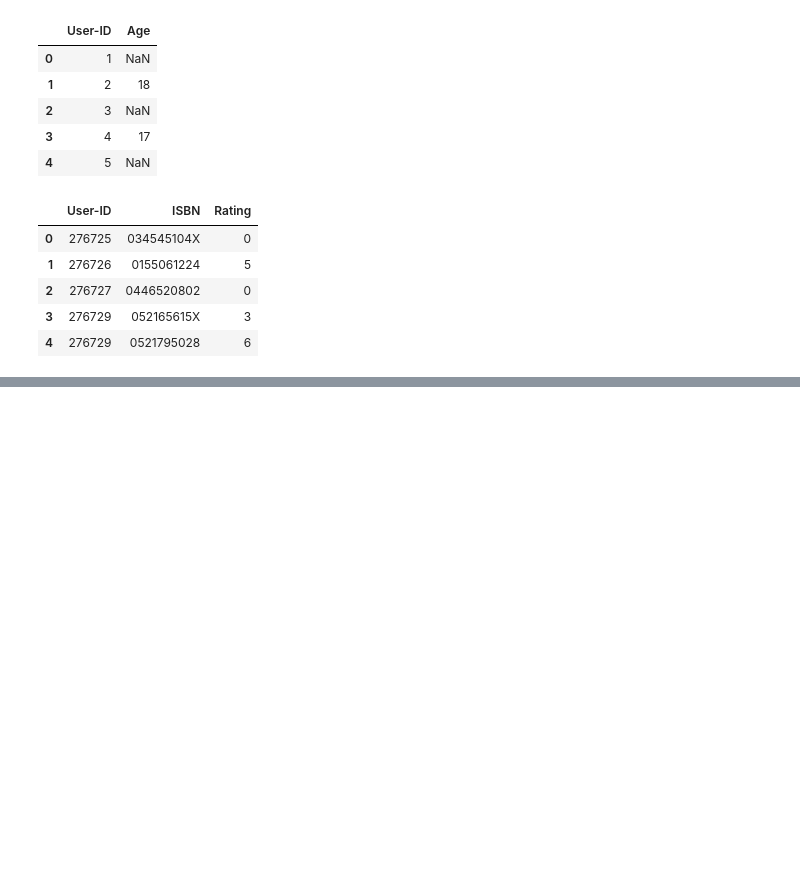
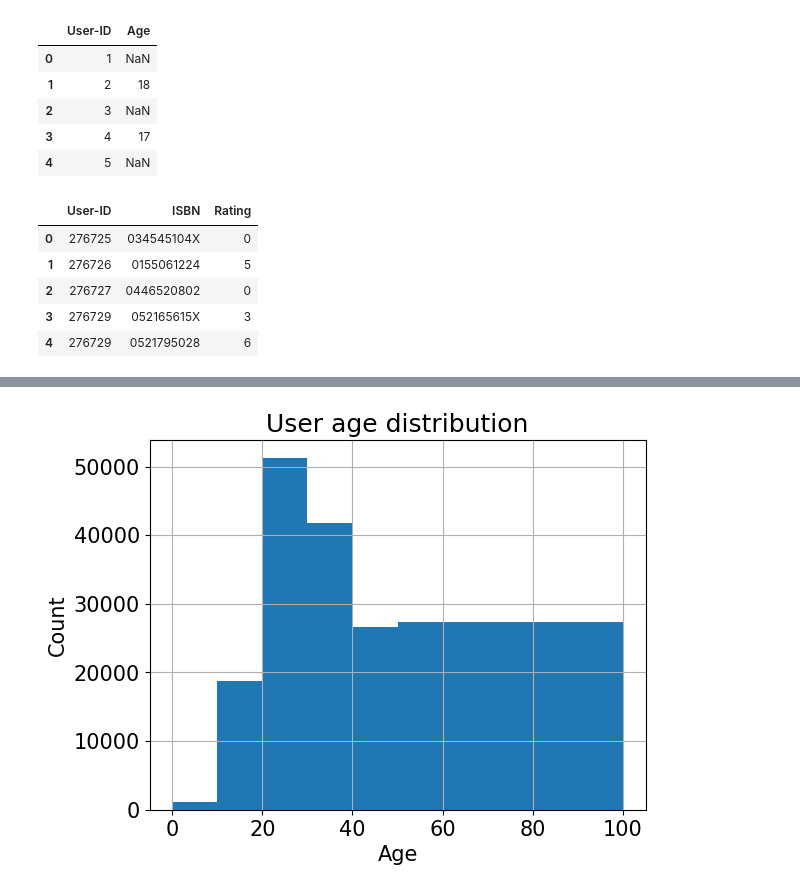
Before and after one commit to Adroit10/Book_recommendation, a Jupyter notebook: Book_recommender.ipynb, the cells around one changed output, grey strips where cells are left out. Saved outputs shown, nothing was run; the diff lists cells and outputs as text; code cells hidden in the pictures; blank space fills up the shorter version.

```diff
--- a/Book_recommender.ipynb
+++ b/Book_recommender.ipynb
@@ -35,0 +70,13 @@ ratings.head()
+# %%
+users['Age'] = pd.to_numeric(users['Age'], errors='coerce')
+users = users.dropna(subset=['Age'])
+users['Age'] = users['Age'].astype(int)
+# %%
+users.Age.hist(bins=[0,10,20,30,40,50,100])
+plt.title("User age distribution")
+plt.xlabel("Age")
+plt.ylabel('Count')
+plt.savefig("Age_hist.png",bbox_inches="tight")
+plt.show()
+# %% [output]
+[figure, added]
```
Also changed, not shown: parts of 3 cells of this notebook, 2 other files.
